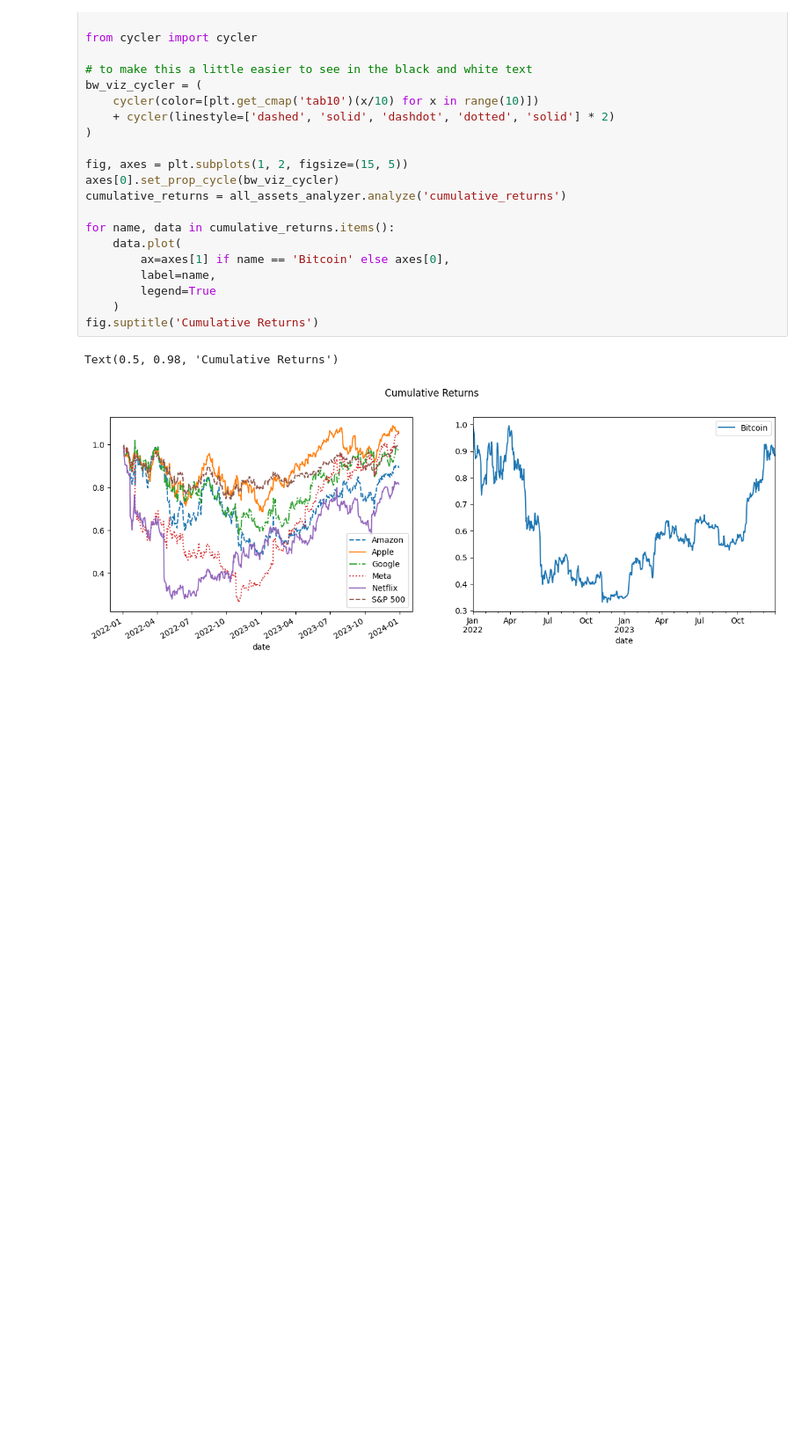
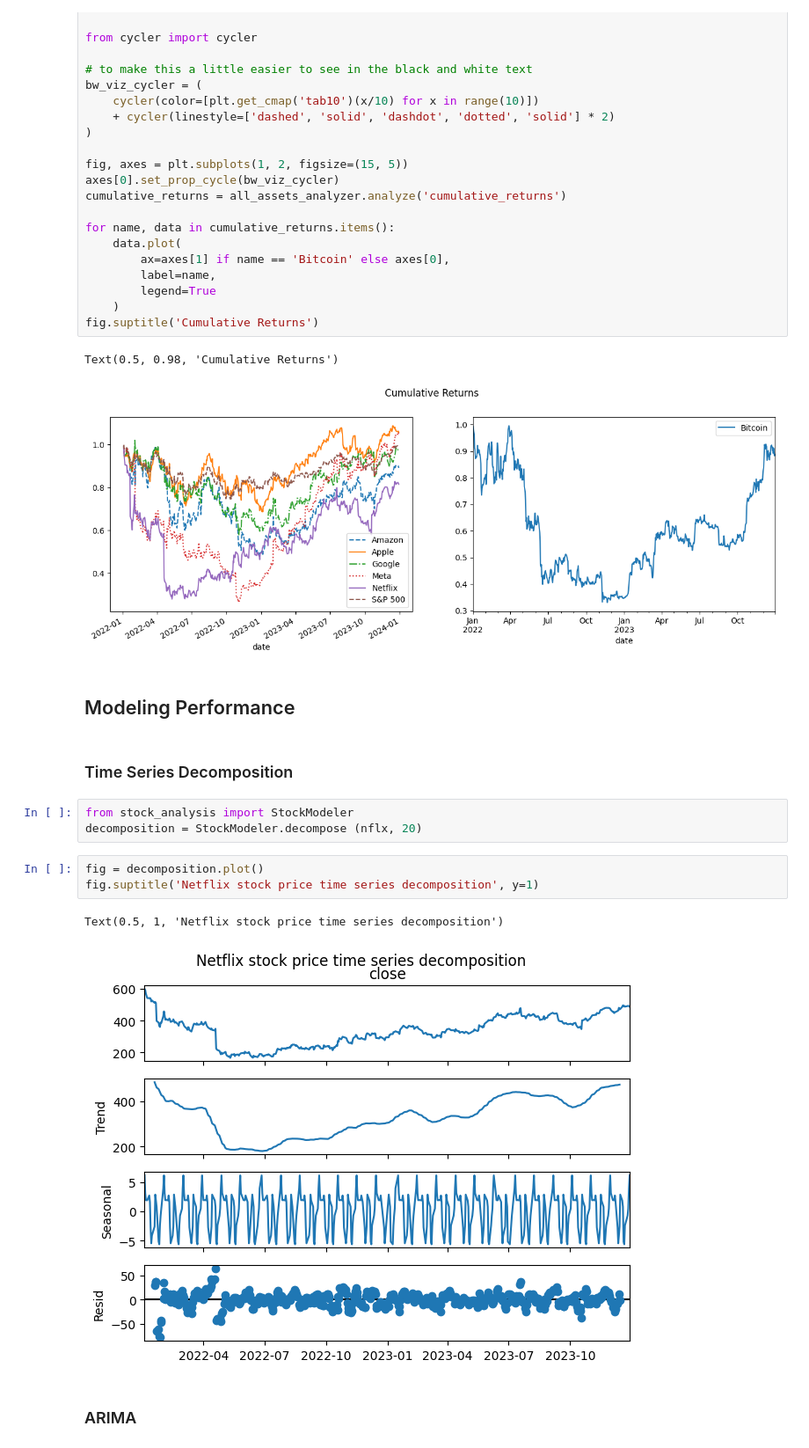
Before and after one commit to adrianacupp/Data_Analysis_with_Pandas, a Jupyter notebook: financial_analysis.ipynb, the cells around one changed output. Shown at 88% size. Saved outputs shown, nothing was run; the diff lists cells and outputs as text; blank space fills up the shorter version.

Commit message:
finish modeling

```diff
--- a/financial_analysis.ipynb
+++ b/financial_analysis.ipynb
@@ -302,3 +300,18 @@ fig.suptitle('Cumulative Returns')
 # %% [output]
 Text(0.5, 0.98, 'Cumulative Returns')
 [figure]
+# %% [markdown]
+## Modeling Performance
+# %% [markdown]
+### Time Series Decomposition
+# %%
+from stock_analysis import StockModeler
+decomposition = StockModeler.decompose (nflx, 20)
+# %%
+fig = decomposition.plot()
+fig.suptitle('Netflix stock price time series decomposition', y=1)
+# %% [output]
+Text(0.5, 1, 'Netflix stock price time series decomposition')
+[figure, added]
+# %% [markdown]
+### ARIMA
```
Also changed, not shown: parts of 7 cells of this notebook.
